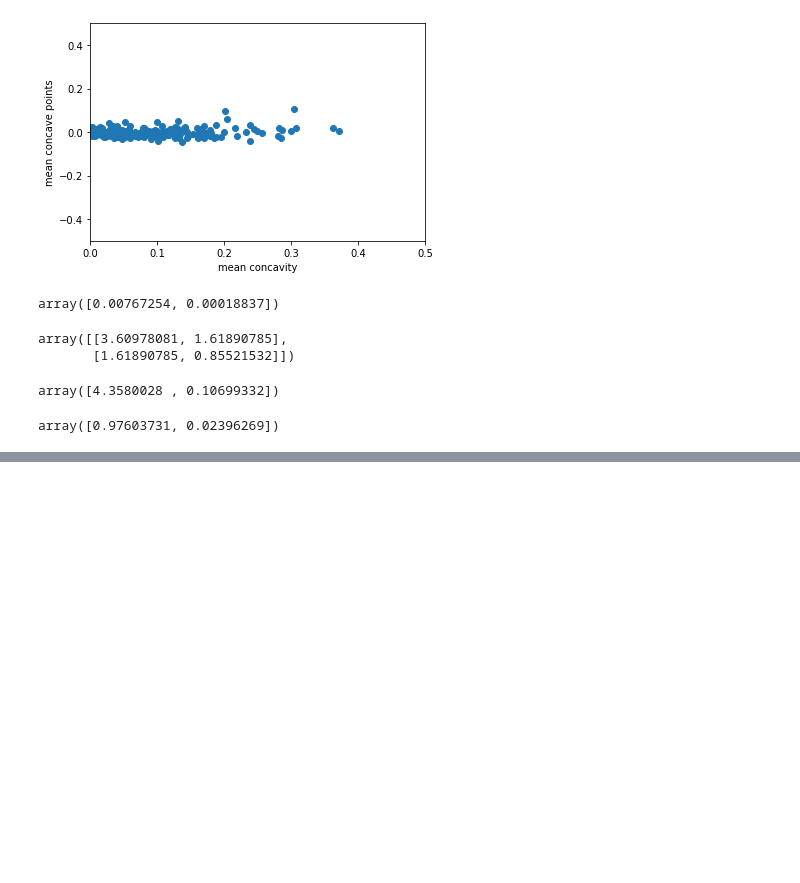
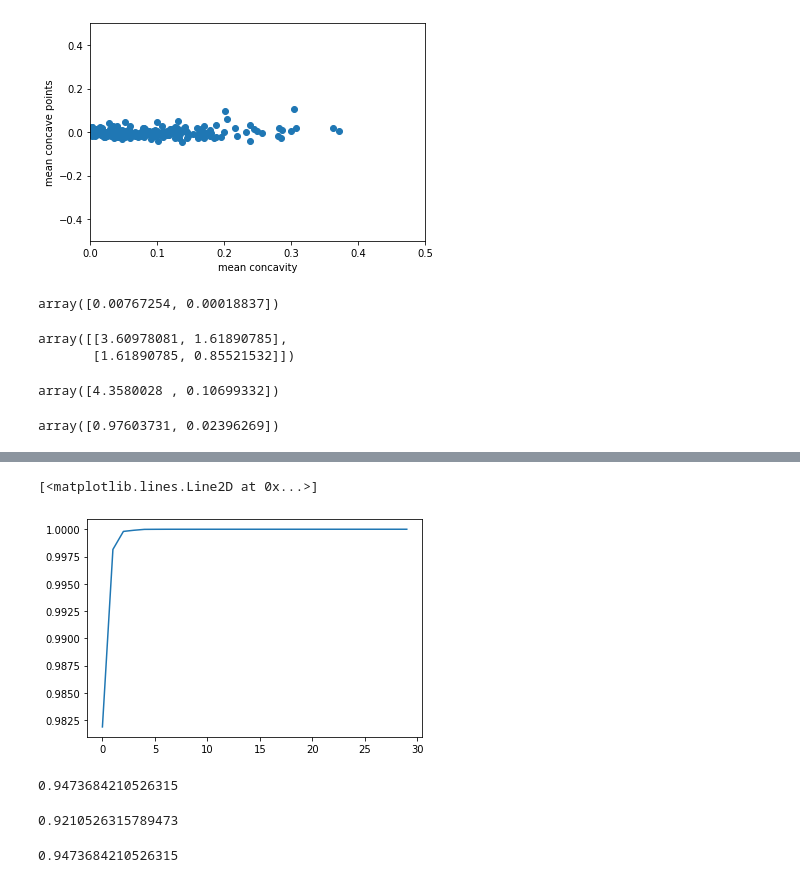
Before and after one commit to ducksfrogs/jpScipy, a Jupyter notebook: 特徴量変換PCA.ipynb, the cells around one changed output, grey strips where cells are left out. Drawn from its saved outputs; the diff is of its cells as text; code cells hidden in the pictures; blank space fills up the shorter version.

```diff
--- a/特徴量変換PCA.ipynb
+++ b/特徴量変換PCA.ipynb
@@ -190,0 +201,5 @@ y_train, y_test = y[train_index], y[test_index]
+# %%
+plt.plot(np.add.accumulate(pca.explained_variance_ratio_))
+# %% [output]
+[<matplotlib.lines.Line2D at 0x...>]
+[figure, added]
@@ -190,0 +212,15 @@ y_train, y_test = y[train_index], y[test_index]
+# %%
+clf.fit(X_train_pca, y_train)
+clf.score(X_test_pca, y_test)
+# %% [output]
+0.9473684210526315
+# %%
+clf.fit(X_train_pca[:, 0:1], y_train)
+clf.score(X_test_pca[:, 0:1], y_test)
+# %% [output]
+0.9210526315789473
+# %%
+clf.fit(X_train_pca[:, 0:3], y_train)
+clf.score(X_test_pca[:, 0:3], y_test)
+# %% [output]
+0.9473684210526315
```
Also changed, not shown: parts of 18 cells of this notebook.
